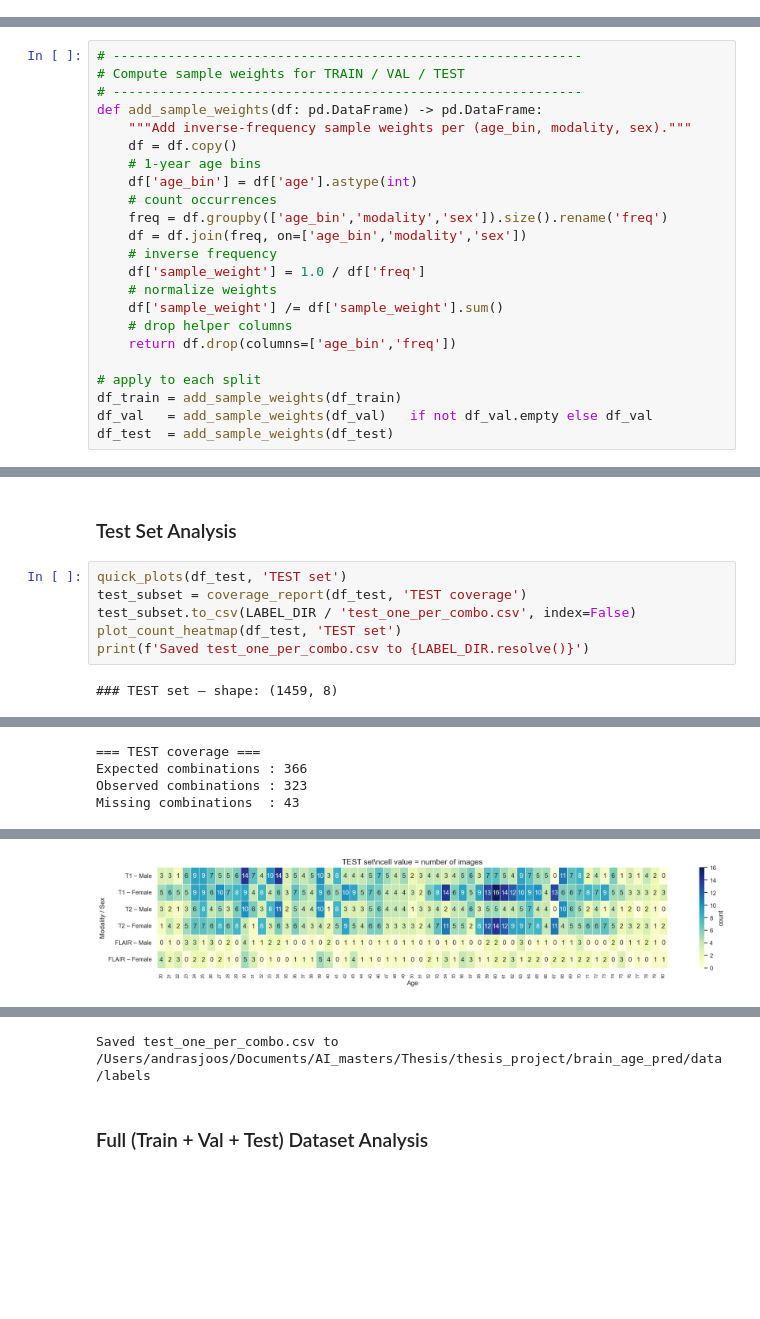
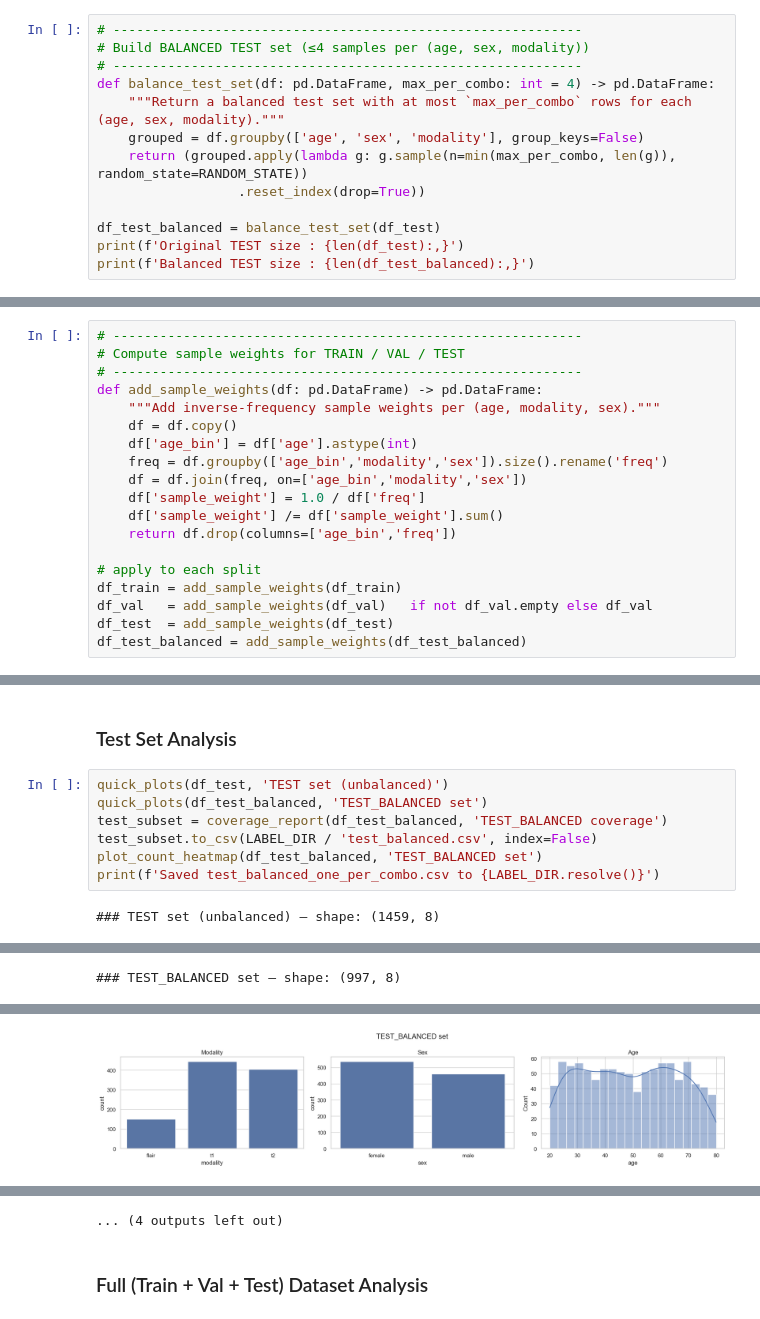
Before and after one commit to andrasjuice66/ms_thesis_umc, a Jupyter notebook: data/dataset_configuration/analyze_datasets.ipynb, the cells around one changed output, grey strips where cells are left out. Saved outputs shown, nothing was run; the diff lists cells and outputs as text; blank space fills up the shorter version.

```diff
--- a/data/dataset_configuration/analyze_datasets.ipynb
+++ b/data/dataset_configuration/analyze_datasets.ipynb
@@ -405,3 +393,16 @@ Total rows used : 5,980
   TRAIN : 3,627
   VAL   : 894
   TEST  : 1,459
+# %%
+# ------------------------------------------------------------
+# Build BALANCED TEST set (≤4 samples per (age, sex, modality))
+# ------------------------------------------------------------
+def balance_test_set(df: pd.DataFrame, max_per_combo: int = 4) -> pd.DataFrame:
+    """Return a balanced test set with at most `max_per_combo` rows for each (age, sex, modality)."""
+    grouped = df.groupby(['age', 'sex', 'modality'], group_keys=False)
+    return (grouped.apply(lambda g: g.sample(n=min(max_per_combo, len(g)), random_state=RANDOM_STATE))
+                  .reset_index(drop=True))
+
+df_test_balanced = balance_test_set(df_test)
+print(f'Original TEST size : {len(df_test):,}')
+print(f'Balanced TEST size : {len(df_test_balanced):,}')
@@ -410,24 +414,20 @@ Total rows used : 5,980
 # Compute sample weights for TRAIN / VAL / TEST
 # ------------------------------------------------------------
 def add_sample_weights(df: pd.DataFrame) -> pd.DataFrame:
-    """Add inverse-frequency sample weights per (age_bin, modality, sex)."""
+    """Add inverse-frequency sample weights per (age, modality, sex)."""
     df = df.copy()
-    # 1-year age bins
     df['age_bin'] = df['age'].astype(int)
-    # count occurrences
     freq = df.groupby(['age_bin','modality','sex']).size().rename('freq')
     df = df.join(freq, on=['age_bin','modality','sex'])
-    # inverse frequency
     df['sample_weight'] = 1.0 / df['freq']
-    # normalize weights
     df['sample_weight'] /= df['sample_weight'].sum()
-    # drop helper columns
     return df.drop(columns=['age_bin','freq'])
 
 # apply to each split
 df_train = add_sample_weights(df_train)
 df_val   = add_sample_weights(df_val)   if not df_val.empty else df_val
 df_test  = add_sample_weights(df_test)
+df_test_balanced = add_sample_weights(df_test_balanced)
 # %%
 # ------------------------------------------------------------
 # Build MINIMAL tuning subsets (male, t1, age 30-40 by default)
@@ -636,13 +559,14 @@ Saved val_one_per_combo.csv to /Users/andrasjoos/Documents/AI_masters/Thesis/the
 # %% [markdown]
 ### Test Set Analysis
 # %%
-quick_plots(df_test, 'TEST set')
-test_subset = coverage_report(df_test, 'TEST coverage')
-test_subset.to_csv(LABEL_DIR / 'test_one_per_combo.csv', index=False)
-plot_count_heatmap(df_test, 'TEST set')
-print(f'Saved test_one_per_combo.csv to {LABEL_DIR.resolve()}')
+quick_plots(df_test, 'TEST set (unbalanced)')
+quick_plots(df_test_balanced, 'TEST_BALANCED set')
+test_subset = coverage_report(df_test_balanced, 'TEST_BALANCED coverage')
+test_subset.to_csv(LABEL_DIR / 'test_balanced.csv', index=False)
+plot_count_heatmap(df_test_balanced, 'TEST_BALANCED set')
+print(f'Saved test_balanced_one_per_combo.csv to {LABEL_DIR.resolve()}')
 # %% [output]
-### TEST set – shape: (1459, 8)
+### TEST set (unbalanced) – shape: (1459, 8)
 |  | subject_id | image_path | sex | age | modality | dataset | 5_year_age_bin | sample_weight |
 | 0 | IXI002-Guys-0828 | brain_age_converted/IXI/IXI002-Gu... | female | 36 | t1 | ixi | 35-39 | 0.000442 |
 | 1 | IXI002-Guys-0828 | brain_age_converted/IXI/IXI002-Gu... | female | 36 | t2 | ixi | 35-39 | 0.000516 |
@@ -653,7 +577,4 @@ print(f'Saved test_one_per_combo.csv to {LABEL_DIR.resolve()}')
 [figure]
 [figure]
 [figure]
-=== TEST coverage ===
-Expected combinations : 366
-Observed combinations : 323
-Missing combinations  : 43
+### TEST_BALANCED set – shape: (997, 8)
@@ -677 +587 @@ Missing combinations  : 43
-[figure, old version]
+[figure, new version]
@@ -678,4 +591,4 @@ Missing combinations  : 43
-Saved test_one_per_combo.csv to /Users/andrasjoos/Documents/AI_masters/Thesis/thesis_project/brain_age_pred/data/labels
+... (4 outputs left out)
 # %% [markdown]
 ### Full (Train + Val + Test) Dataset Analysis
 # %%
```
Also changed, not shown: parts of 5 cells of this notebook, 4 other files.
